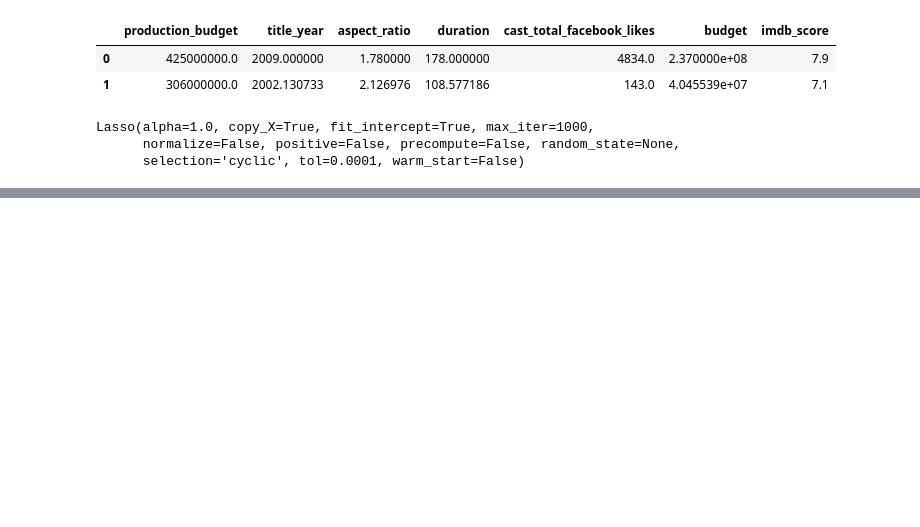
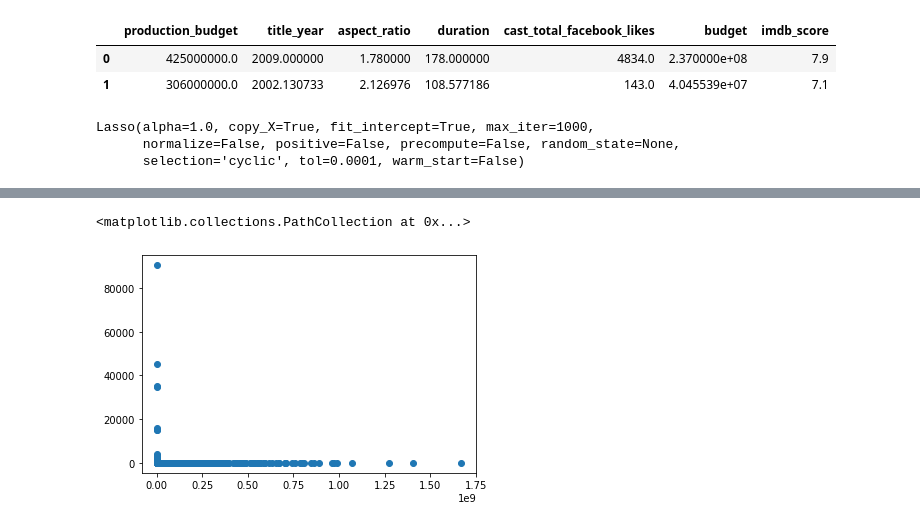
Before and after one commit to Kaiziferr/MachineLearningAplicate, a Jupyter notebook: Modelación y evaluación.ipynb, the cells around one changed output, grey strips where cells are left out. Drawn from its saved outputs; the diff is of its cells as text; code cells hidden in the pictures; blank space fills up the shorter version.

```diff
--- a/Modelación y evaluación.ipynb
+++ b/Modelación y evaluación.ipynb
@@ -75,0 +115,5 @@ plt.hist([predicted,y_test]);
+# %%
+plt.scatter(y_test,ap_residuals)
+# %% [output]
+<matplotlib.collections.PathCollection at 0x...>
+[figure, added]
```
Also changed, not shown: parts of 19 cells of this notebook, 2 other files.
